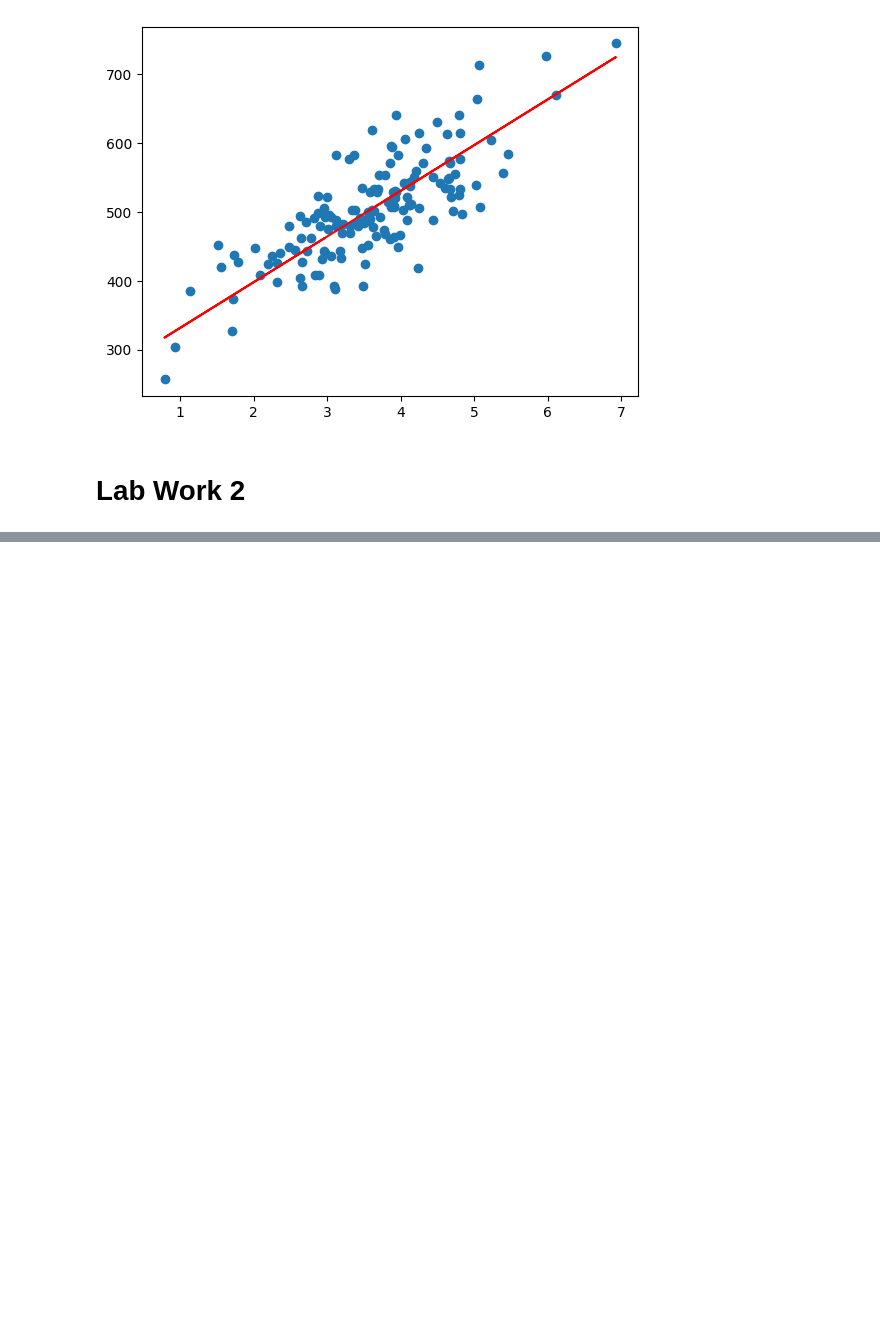
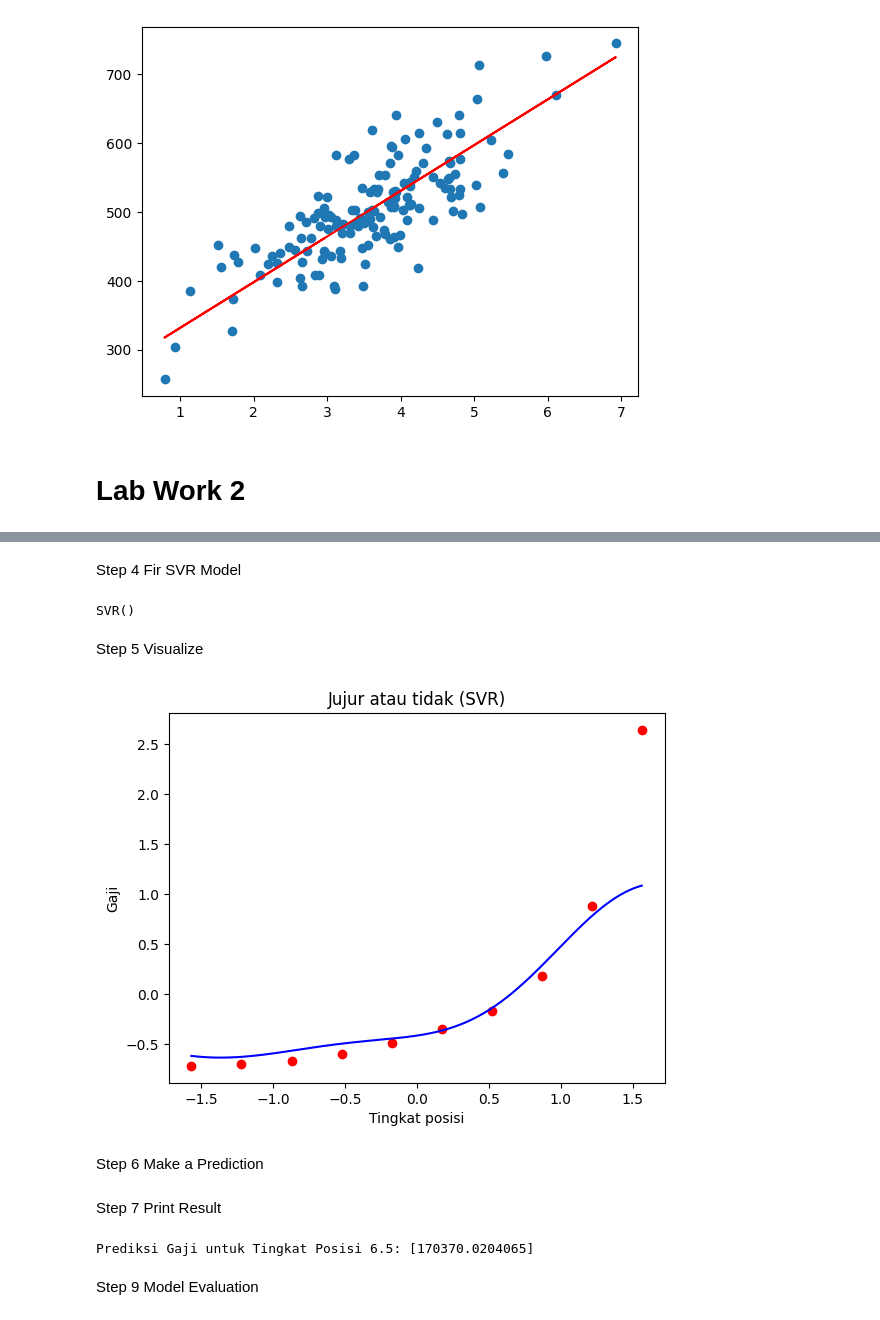
Before and after one commit to integer-class/machine-learning, a Jupyter notebook: Davis_Maulana_Hermanto/Jobsheet3_2241720255.ipynb, the cells around one changed output, grey strips where cells are left out. Cells and saved outputs as stored; diff of their text form; code cells hidden in the pictures; blank space fills up the shorter version.

```diff
--- a/Davis_Maulana_Hermanto/Jobsheet3_2241720255.ipynb
+++ b/Davis_Maulana_Hermanto/Jobsheet3_2241720255.ipynb
@@ -161,0 +160,22 @@ FileNotFoundError: [Errno 2] No such file or directory: 'Posisi_gaji.csv'
+# %% [markdown]
+Step 4 Fir SVR Model
+# %%
+from sklearn.svm import SVR
+regressor = SVR(kernel='rbf')
+regressor.fit(X, y)
+# %% [output]
+SVR()
+# %% [markdown]
+Step 5 Visualize
+# %%
+X_grid = np.arange(min(X), max(X), 0.01).reshape(-1, 1)
+plt.scatter(X, y, color='red')
+plt.plot(X_grid, regressor.predict(X_grid), color='blue')
+plt.title('Jujur atau tidak (SVR)')
+plt.xlabel('Tingkat posisi')
+plt.ylabel('Gaji')
+plt.show()
+# %% [output]
+[figure, added]
+# %% [markdown]
+Step 6 Make a Prediction
@@ -161,0 +191,9 @@ FileNotFoundError: [Errno 2] No such file or directory: 'Posisi_gaji.csv'
+# %% [markdown]
+Step 7 Print Result
+# %%
+# Show result
+print("Prediksi Gaji untuk Tingkat Posisi 6.5:", gaji_prediksi[0])
+# %% [output]
+Prediksi Gaji untuk Tingkat Posisi 6.5: [170370.0204065]
+# %% [markdown]
+Step 9 Model Evaluation
```
Also changed, not shown: parts of 14 cells of this notebook.
